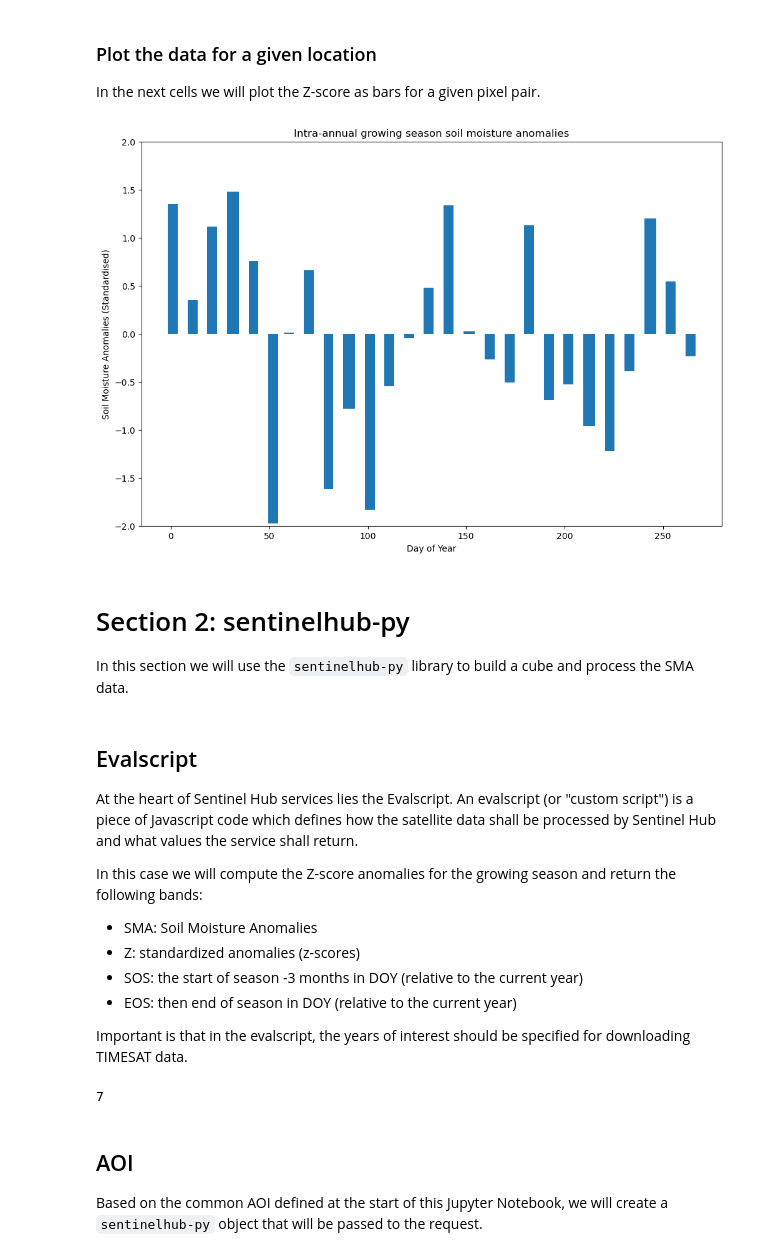
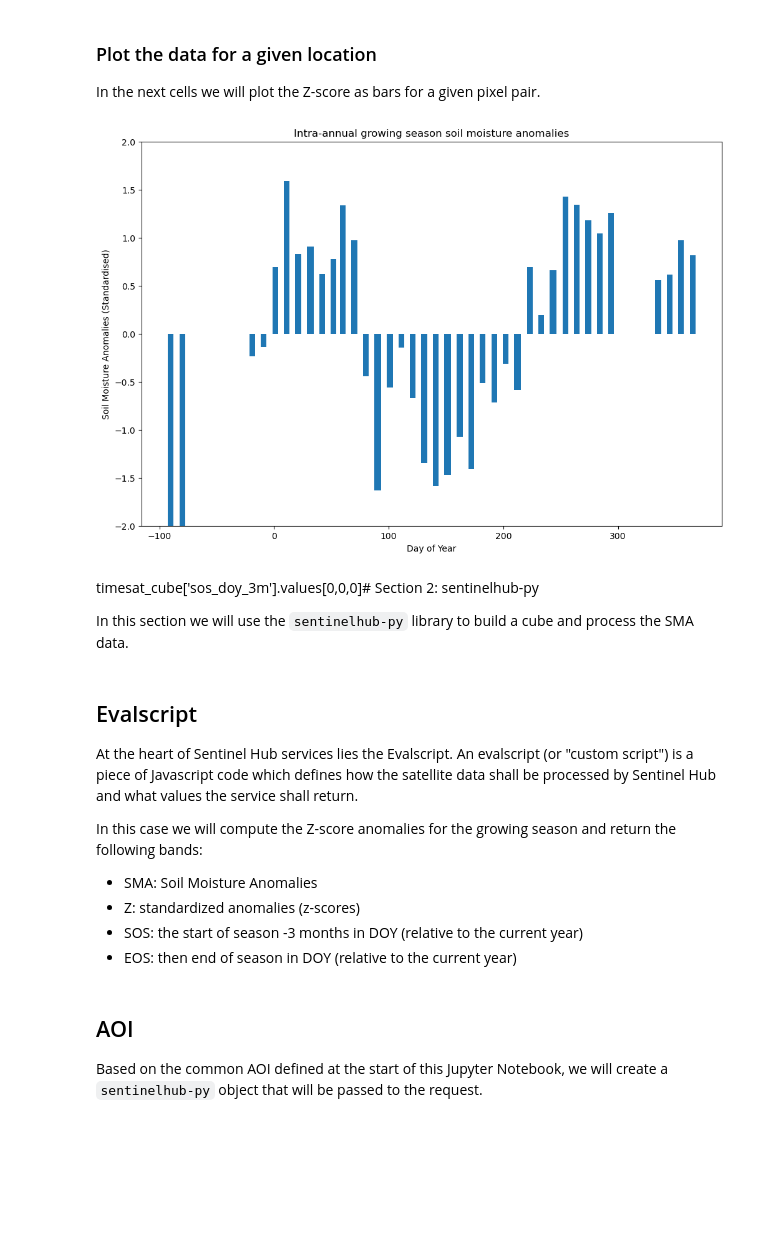
Before and after one commit to VITObelgium/HR-VPP-High-Resolution-Vegetation-Phenology-and-Productivity, a Jupyter notebook: scripts/usecases/notebooks/HR-VPP_drought_usecase.ipynb, the cells around one changed output. Drawn from its saved outputs; the diff is of its cells as text; code cells hidden in the pictures; blank space fills up the shorter version.

```diff
--- a/scripts/usecases/notebooks/HR-VPP_drought_usecase.ipynb
+++ b/scripts/usecases/notebooks/HR-VPP_drought_usecase.ipynb
@@ -207,11 +212,18 @@ cube_config_timesat = CubeConfig(dataset_name='CUSTOM',
 We request the `anomaly` band of the SMI dataset for 2019. Because the season can start the previous year for some of the pixels, we widen the range for the year by querying part of 2018. The index values are retrieved as floats.
 # %%
 # SManom
+
+if years_range[0] == 2000:
+    start_date = '{}-01-01'.format(str(years_range[0]))
+else:
+    start_date = '{}-07-01'.format(str(years_range[0]-1))
+end_date = '{}-12-31'.format(str(years_range[-1]))
+
 cube_config_sma = CubeConfig(dataset_name='CUSTOM',
                          band_names=['anomaly'],
                          bbox=aoi_coords,
                          crs = projection_code,
-                         time_range=['2002-07-01', '2009-12-31'],
+                         time_range=[start_date, end_date],
                          time_period="1d",
                          spatial_res=spatial_res,
                          band_sample_types='FLOAT32',
@@ -509,8 +563,0 @@ We then return the average growing season Soil Moisture Anomaly and Standard dev
-# %%
-# Get averaged raster between SOS-3m and EOS
-sma_cube["SMA_average_season"] = xr.DataArray(mean_slice(sma_cube["anomaly_filtered"].compute().data, start_ind, end_ind),
-                                         dims=['y', 'x'],
-                                         name="SMA_average_season")
-sma_cube["SMA_std_season"] = xr.DataArray(mean_slice(sma_cube["anomaly_filtered"].compute().data, start_ind, end_ind, method="std"),
-                                         dims=['y', 'x'],
-                                         name="SMA_std_season")
@@ -519,11 +571,7 @@ sma_cube["SMA_std_season"] = xr.DataArray(mean_slice(sma_cube["anomaly_filtered"
 
 Based on the average and standard deviation, for each time slice in the growing season, we compute the standardized anomalies (z-scores).
 # %%
-sma_cube["Z_intra_annual"] = xr.DataArray(compute_Z(sma_cube["anomaly_filtered"].compute().data, start_ind, end_ind,
-                                                    sma_cube["SMA_average_season"].compute().data,
-                                                    sma_cube["SMA_std_season"].compute().data),
-                                          dims=['time', 'y', 'x'],
-                                          name="Intra-annual growing season soil moisture anomalies")
+compute_Z_within_years(sma_cube, timesat_cube, sma_stats_growing_season['SMA_average_season'].values,sma_stats_growing_season['SMA_std_season'].values )
 # %% [markdown]
 ### Plot the data for a given location
 
@@ -532,8 +580,12 @@ In the next cells we will plot the Z-score as bars for a given pixel pair.
 def plot_pixel_time_series(cube, x_pixel, y_pixel, year):
 
     fig, ax = plt.subplots(figsize=(12,8))
-    doys = [x.timetuple().tm_yday if x.year == year else x.timetuple().tm_yday-365 for x in pd.DatetimeIndex(cube.time.data)]
-    y = cube["Z_intra_annual"].compute().data
+    doys = [x for x in pd.DatetimeIndex(sma_cube.time.data) if x.year == year]
+    doys_prev_year = [x for x in pd.DatetimeIndex(sma_cube.time.data) if x.year == year-1]
+    doys_prev_year = [x for x in doys_prev_year if x.month > 9]
+    doys.extend(doys_prev_year)
+    y = cube["Z_intra_annual"].sel(time = doys).data
+    doys = [x.timetuple().tm_yday-365 if x.year == year-1 else x.timetuple().tm_yday for x in doys]
     ax.bar(doys, y[:, x_pixel, y_pixel],width=5)
     ax.set_ylim(-2, 2)
     ax.set_xlabel("Day of Year")
@@ -541,11 +593,12 @@ def plot_pixel_time_series(cube, x_pixel, y_pixel, year):
     ax.set_title("Intra-annual growing season soil moisture anomalies")
     plt.show()
 # %%
-plot_pixel_time_series(sma_cube, 1, 2, 2003)
+year_Z_score_plotting = 2017
+plot_pixel_time_series(sma_cube, 0, 0, year_Z_score_plotting)
 # %% [output]
-[figure, old version]
+[figure, new version]
 # %% [markdown]
-# Section 2: sentinelhub-py  <a id='shpy'></a>
+timesat_cube['sos_doy_3m'].values[0,0,0]# Section 2: sentinelhub-py  <a id='shpy'></a>
 
 
 
@@ -561,16 +614,6 @@ In this case we will compute the Z-score anomalies for the growing season and re
 - Z: standardized anomalies (z-scores)
 - SOS: the start of season -3 months in DOY (relative to the current year)
 - EOS: then end of season in DOY (relative to the current year)
-
-Important is that in the evalscript, the years of interest should be specified for downloading TIMESAT data.
-# %%
-years_range = [2003,2009] #options between 2000-2019
-years_names = list(np.arange(years_range[0],years_range[-1]+1,1))
-
-N_years = len(years_names)
-print(N_years)
-# %% [output]
-7
 # %%
 evalscript = """
 //VERSION=3
```
Also changed, not shown: parts of 31 cells of this notebook.
